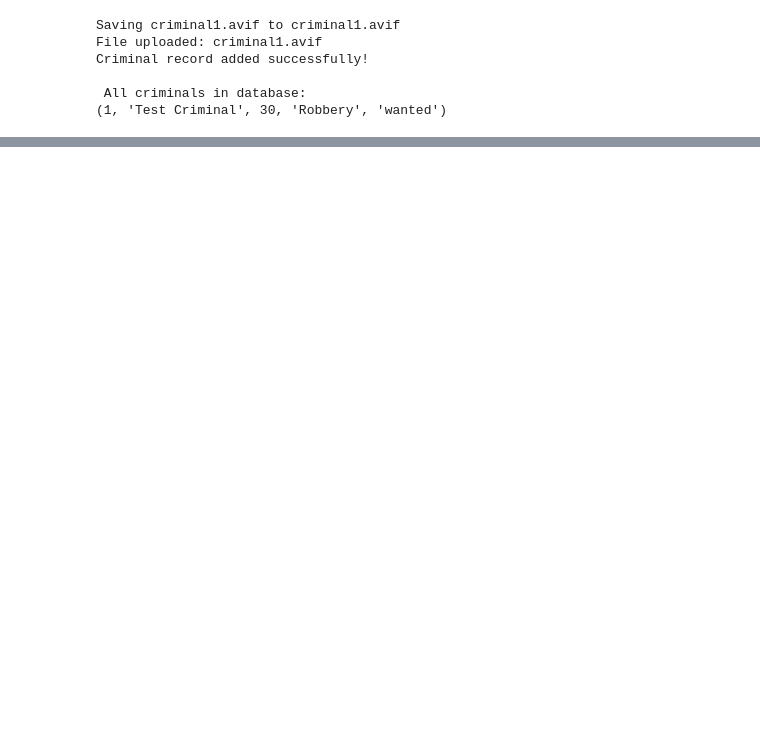
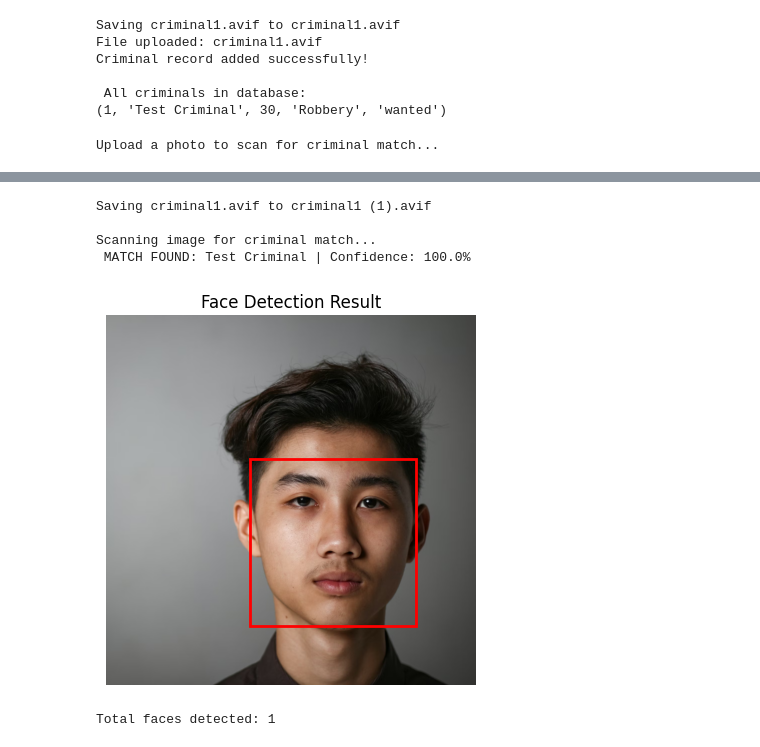
Before and after one commit to Nikitakapoor294/CriminalFaceDetection, a Jupyter notebook: Criminal_Face_Detection.ipynb, the cells around one changed output, grey strips where cells are left out. Cells and saved outputs as stored; diff of their text form; code cells hidden in the pictures; blank space fills up the shorter version.

```diff
--- a/Criminal_Face_Detection.ipynb
+++ b/Criminal_Face_Detection.ipynb
@@ -498,3 +498,54 @@ Criminal record added successfully!
 
  All criminals in database:
 (1, 'Test Criminal', 30, 'Robbery', 'wanted')
+# %%
+from google.colab import files
+import matplotlib.pyplot as plt
+import matplotlib.patches as patches
+from PIL import Image
+import numpy as np
+
+print("Upload a photo to scan for criminal match...")
+uploaded = files.upload()
+
+if uploaded:
+    filename = list(uploaded.keys())[0]
+
+    # Save the file
+    with open(filename, 'wb') as f:
+        f.write(uploaded[filename])
+
+    # Scan the image
+    print("\nScanning image for criminal match...")
+    scan_image(filename)
+
+    # Show the image with result
+    img = Image.open(filename)
+    image_array = np.array(img)
+
+    # Draw face locations
+    face_locations = face_recognition.face_locations(image_array)
+
+    fig, ax = plt.subplots(1)
+    ax.imshow(img)
+
+    for (top, right, bottom, left) in face_locations:
+        rect = patches.Rectangle(
+            (left, top),
+            right - left,
+            bottom - top,
+            linewidth=2,
+            edgecolor='red',
+            facecolor='none'
+        )
+        ax.add_patch(rect)
+
+    plt.title("Face Detection Result")
+    plt.axis('off')
+    plt.show()
+
+    print(f"\nTotal faces detected: {len(face_locations)}")
+else:
+    print("No file uploaded. Please try again.")
+# %% [output]
+Upload a photo to scan for criminal match...
@@ -500,0 +553,6 @@ Criminal record added successfully!
+Saving criminal1.avif to criminal1 (1).avif
+
+Scanning image for criminal match...
+ MATCH FOUND: Test Criminal | Confidence: 100.0%
+[figure, added]
+Total faces detected: 1
```
Also changed, not shown: parts of 1 cell of this notebook.
